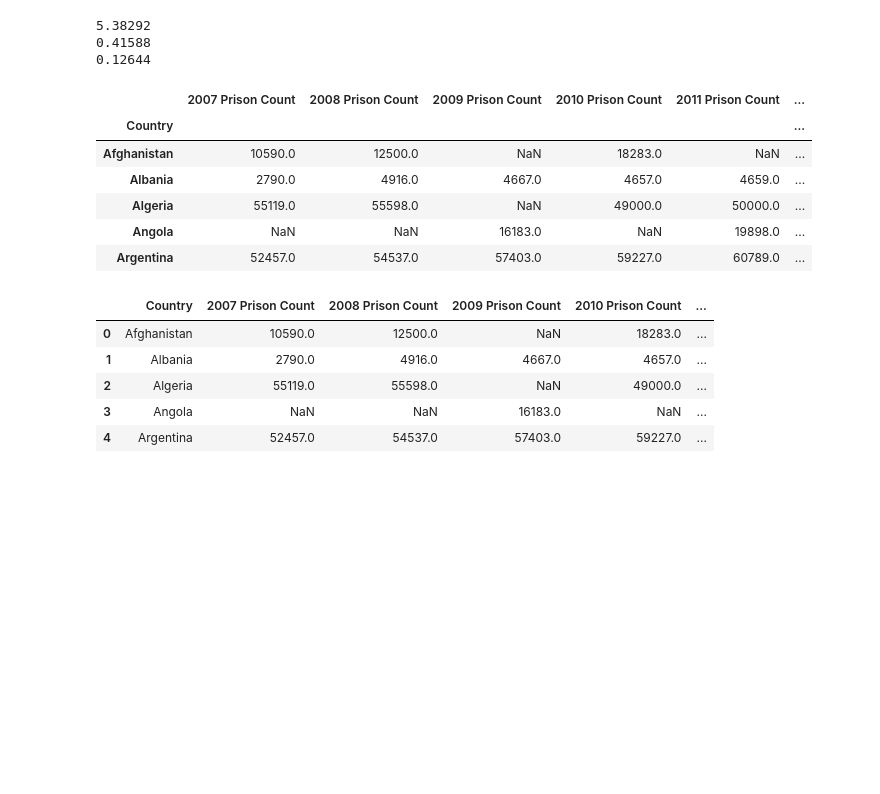
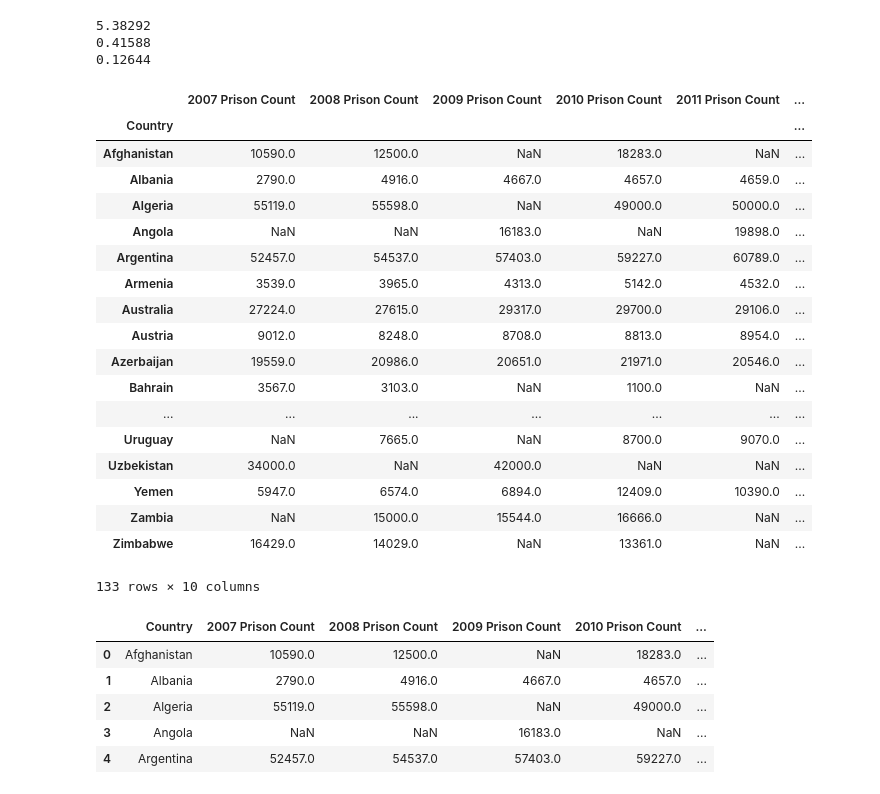
Before and after one commit to beaubatchelor/Health-Lookup-Linking, a Jupyter notebook: International Prison data.ipynb, the cells around one changed output. Drawn from its saved outputs; the diff is of its cells as text; code cells hidden in the pictures; blank space fills up the shorter version.

```diff
--- a/International Prison data.ipynb
+++ b/International Prison data.ipynb
@@ -72,20 +72,32 @@ print(average_trust)
 # %%
 # Clean up dataframe - Prison Count
 prison_count = raw_df.iloc[:,[0,1,2,3,4,5,6,7,8,9,10]]
 prison_count.columns = ["Country",
                         "2007 Prison Count", "2008 Prison Count","2009 Prison Count","2010 Prison Count","2011 Prison Count",
                         "2012 Prison Count","2013 Prison Count","2014 Prison Count", "2015 Prison Count","2016 Prison Count"]
 prison_count_df = pd.DataFrame(prison_count)
 prison_count_df = prison_count.set_index("Country")
-prison_count_df.head()
+prison_count_df.head(200)
 # %% [output]
 |  | 2007 Prison Count | 2008 Prison Count | 2009 Prison Count | 2010 Prison Count | 2011 Prison Count | ... |
 | Country |  |  |  |  |  | ... |
 | Afghanistan | 10590.0 | 12500.0 | NaN | 18283.0 | NaN | ... |
 | Albania | 2790.0 | 4916.0 | 4667.0 | 4657.0 | 4659.0 | ... |
 | Algeria | 55119.0 | 55598.0 | NaN | 49000.0 | 50000.0 | ... |
 | Angola | NaN | NaN | 16183.0 | NaN | 19898.0 | ... |
 | Argentina | 52457.0 | 54537.0 | 57403.0 | 59227.0 | 60789.0 | ... |
+| Armenia | 3539.0 | 3965.0 | 4313.0 | 5142.0 | 4532.0 | ... |
+| Australia | 27224.0 | 27615.0 | 29317.0 | 29700.0 | 29106.0 | ... |
+| Austria | 9012.0 | 8248.0 | 8708.0 | 8813.0 | 8954.0 | ... |
+| Azerbaijan | 19559.0 | 20986.0 | 20651.0 | 21971.0 | 20546.0 | ... |
+| Bahrain | 3567.0 | 3103.0 | NaN | 1100.0 | NaN | ... |
+| ... | ... | ... | ... | ... | ... | ... |
+| Uruguay | NaN | 7665.0 | NaN | 8700.0 | 9070.0 | ... |
+| Uzbekistan | 34000.0 | NaN | 42000.0 | NaN | NaN | ... |
+| Yemen | 5947.0 | 6574.0 | 6894.0 | 12409.0 | 10390.0 | ... |
+| Zambia | NaN | 15000.0 | 15544.0 | 16666.0 | NaN | ... |
+| Zimbabwe | 16429.0 | 14029.0 | NaN | 13361.0 | NaN | ... |
+133 rows × 10 columns
 # %%
 # Calculate the average Prison count for each country from 2007-2016
 prison_count_average= round(prison_count_df.mean(axis=1),1)
```
Also changed, not shown: parts of 3 cells of this notebook, 3 other files.
